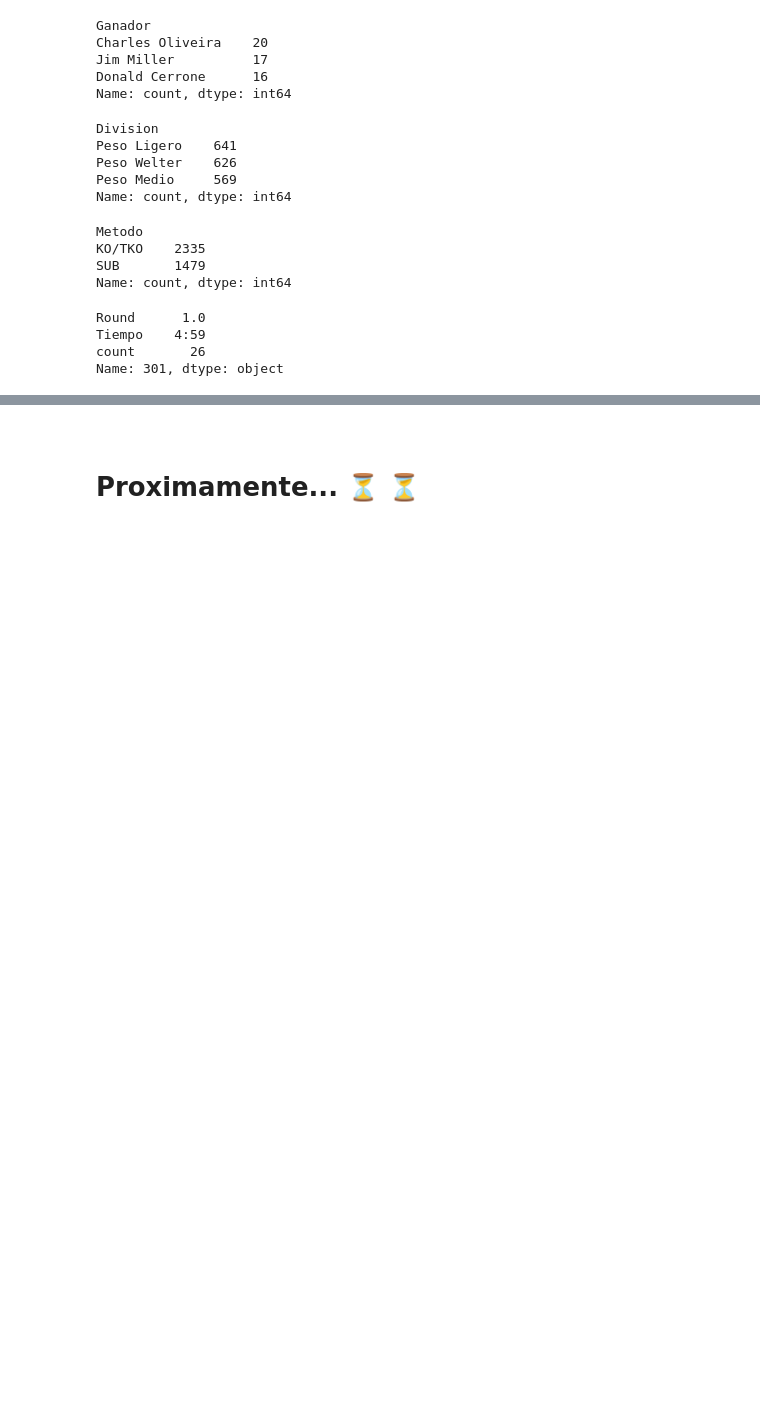
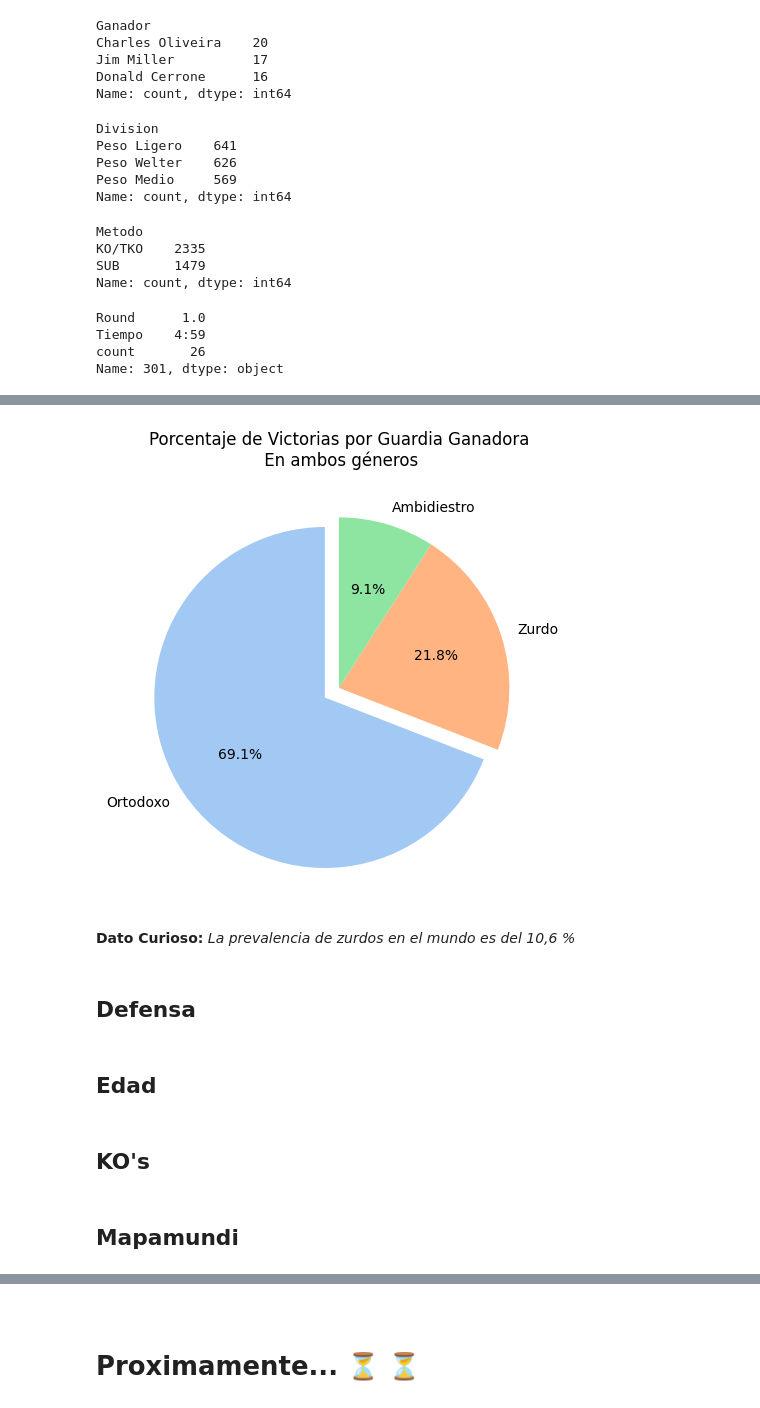
Before and after one commit to JavierRodriguezFontiveros/UFC_EDA, a Jupyter notebook: SRC/notebook/UFC_Notebook.ipynb, the cells around one changed output, grey strips where cells are left out. Saved outputs shown, nothing was run; the diff lists cells and outputs as text; code cells hidden in the pictures; blank space fills up the shorter version.

```diff
--- a/SRC/notebook/UFC_Notebook.ipynb
+++ b/SRC/notebook/UFC_Notebook.ipynb
@@ -436,0 +440,16 @@ safobgaonfg
+# %%
+#Filtrando los DataFrames:
+
+df_1_filtro = df_1_clean[['Nombre', 'Guardia']]
+df_2_filtro = df_2[['Ganador', 'Perdedor']]
+# %%
+#Haciendo los merge correspondientes:
+
+ganadores = pd.merge(df_2_filtro, df_1_filtro, left_on='Ganador', right_on='Nombre', how='left')
+ganadores = ganadores[['Ganador', 'Guardia']].rename(columns={'Guardia': 'Guardia_ganador'})
+
+perdedores = pd.merge(df_2_filtro, df_1_filtro, left_on='Perdedor', right_on='Nombre', how='left')
+perdedores = perdedores[['Perdedor', 'Guardia']].rename(columns={'Guardia': 'Guardia_perdedor'})
+
+df_combinado = pd.merge(ganadores, perdedores, left_index=True, right_index=True)
+df_combinado = df_combinado.dropna(subset=['Ganador', 'Guardia_ganador', 'Perdedor', 'Guardia_perdedor'])
@@ -436,0 +473,28 @@ safobgaonfg
+# %%
+#Creando Visualizacion:
+contador_guardias = df_combinado['Guardia_ganador'].value_counts()
+
+porcentajes_guardias = (contador_guardias / contador_guardias.sum()) * 100
+
+plt.figure(figsize=(5, 5))
+plt.pie(porcentajes_guardias, labels=porcentajes_guardias.index, autopct='%1.1f%%', startangle=90, colors=sns.color_palette('pastel'),explode=(0.1, 0, 0))
+plt.title("Porcentaje de Victorias por Guardia Ganadora\n En ambos géneros")
+
+plt.tight_layout()
+
+#Guardando visualizacion:
+#plt.savefig('../utils/visualizaciones/victorias_por_guardia.png')
+
+plt.show()
+# %% [output]
+[figure, added]
+# %% [markdown]
+ **Dato Curioso:** *La prevalencia de zurdos en el mundo es del 10,6 %*
+# %% [markdown]
+## Defensa
+# %% [markdown]
+## Edad
+# %% [markdown]
+## KO's
+# %% [markdown]
+## Mapamundi
```
Also changed, not shown: parts of 7 cells of this notebook, 16 other files.
